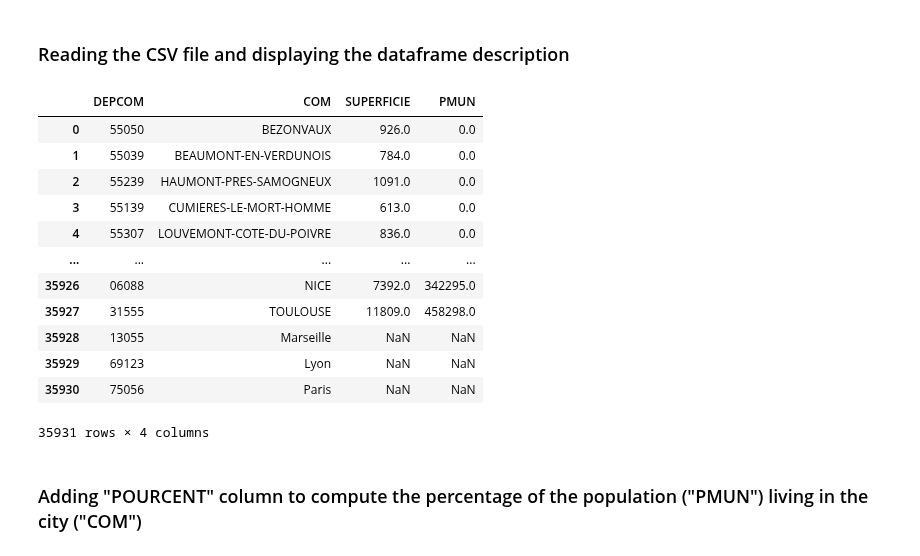
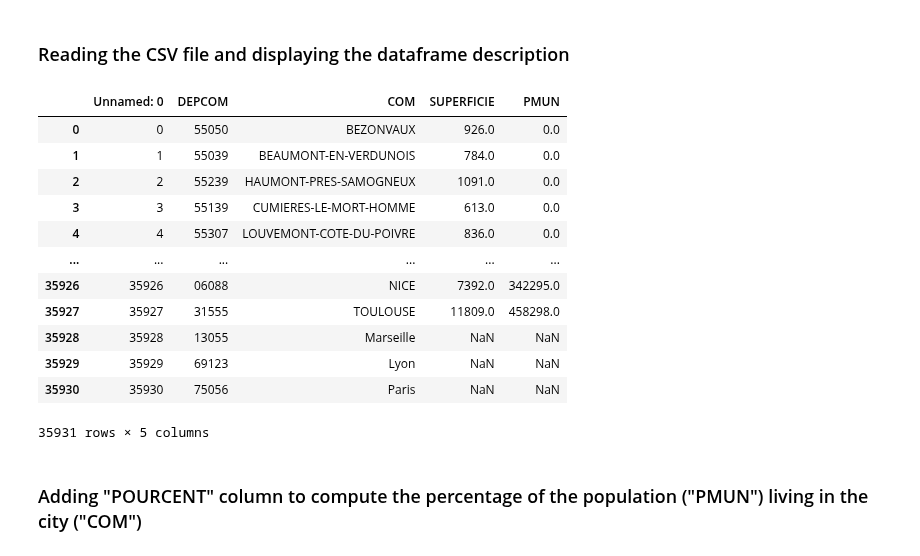
Before and after one commit to Toff-CxDaurade/French-Population, a Jupyter notebook: data_population-density.ipynb, the cells around one changed output. Drawn from its saved outputs; the diff is of its cells as text; code cells hidden in the pictures.

```diff
--- a/data_population-density.ipynb
+++ b/data_population-density.ipynb
@@ -47,23 +47,23 @@ import numpy as np
 import seaborn as sns
 import matplotlib.pyplot as plt
 # %%
-df_densite = pd.read_csv("geoflar-communes-2016.csv", ";", encoding = "ISO-8859-1")
-df_densite = df_densite[["Insee Com", "Nom Com", "SUPERFICIE", "POPULATION"]]
-df_densite.columns = ["DEPCOM", "COM", "SUPERFICIE", "PMUN"]
+# df_densite = pd.read_csv("geoflar-communes-2016.csv", ";", encoding = "ISO-8859-1")
+df_densite = pd.read_csv("geoflar-communes-2016_light.csv")
+# df_densite = df_densite[["Insee Com", "Nom Com", "SUPERFICIE", "POPULATION"]]
+# df_densite.columns = ["DEPCOM", "COM", "SUPERFICIE", "PMUN"]
 df_densite.sort_values(by = "PMUN", ignore_index = True, inplace=True)
-
 df_densite
 # %% [output]
-|  | DEPCOM | COM | SUPERFICIE | PMUN |
-| 0 | 55050 | BEZONVAUX | 926.0 | 0.0 |
-| 1 | 55039 | BEAUMONT-EN-VERDUNOIS | 784.0 | 0.0 |
-| 2 | 55239 | HAUMONT-PRES-SAMOGNEUX | 1091.0 | 0.0 |
-| 3 | 55139 | CUMIERES-LE-MORT-HOMME | 613.0 | 0.0 |
-| 4 | 55307 | LOUVEMONT-COTE-DU-POIVRE | 836.0 | 0.0 |
-| ... | ... | ... | ... | ... |
-| 35926 | 06088 | NICE | 7392.0 | 342295.0 |
-| 35927 | 31555 | TOULOUSE | 11809.0 | 458298.0 |
-| 35928 | 13055 | Marseille | NaN | NaN |
-| 35929 | 69123 | Lyon | NaN | NaN |
-| 35930 | 75056 | Paris | NaN | NaN |
+|  | Unnamed: 0 | DEPCOM | COM | SUPERFICIE | PMUN |
+| 0 | 0 | 55050 | BEZONVAUX | 926.0 | 0.0 |
+| 1 | 1 | 55039 | BEAUMONT-EN-VERDUNOIS | 784.0 | 0.0 |
+| 2 | 2 | 55239 | HAUMONT-PRES-SAMOGNEUX | 1091.0 | 0.0 |
+| 3 | 3 | 55139 | CUMIERES-LE-MORT-HOMME | 613.0 | 0.0 |
+| 4 | 4 | 55307 | LOUVEMONT-COTE-DU-POIVRE | 836.0 | 0.0 |
+| ... | ... | ... | ... | ... | ... |
+| 35926 | 35926 | 06088 | NICE | 7392.0 | 342295.0 |
+| 35927 | 35927 | 31555 | TOULOUSE | 11809.0 | 458298.0 |
+| 35928 | 35928 | 13055 | Marseille | NaN | NaN |
+| 35929 | 35929 | 69123 | Lyon | NaN | NaN |
+| 35930 | 35930 | 75056 | Paris | NaN | NaN |
-35931 rows × 4 columns
+35931 rows × 5 columns
```
Also changed, not shown: parts of 1 cell of this notebook, 3 other files.
